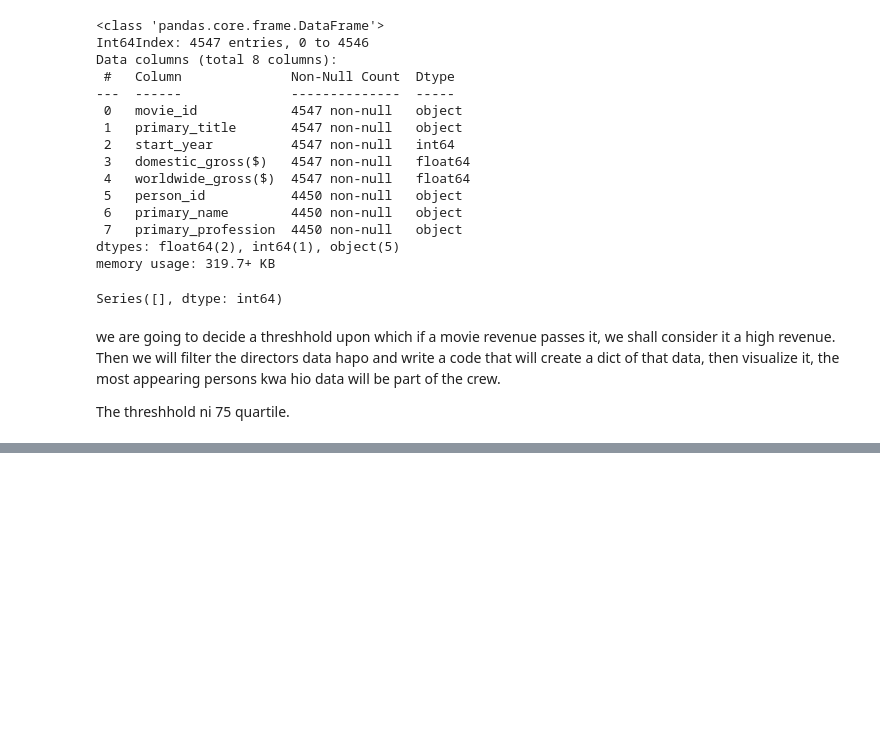
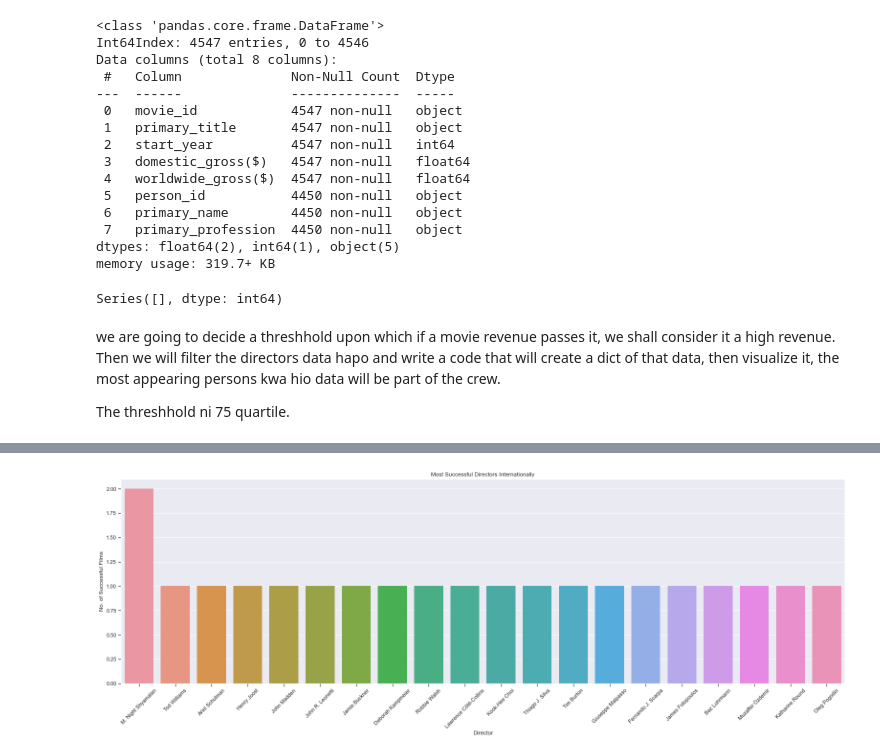
Before and after one commit to WamuyuGitz/movie-insights-project, a Jupyter notebook: vanessa.production_crew_analysis.ipynb, the cells around one changed output, grey strips where cells are left out. Cells and saved outputs as stored; diff of their text form; code cells hidden in the pictures; blank space fills up the shorter version.

```diff
--- a/vanessa.production_crew_analysis.ipynb
+++ b/vanessa.production_crew_analysis.ipynb
@@ -1390,0 +1461,3 @@ sns.barplot(x= name, y= count)
+# %%
+low_budget_thresh = production_budgets['production_budget($)'].quantile(0.40)
+low_budget_thresh
@@ -1390,0 +1466,3 @@ sns.barplot(x= name, y= count)
+# %%
+directors_budget = high_rev_foreign.merge(production_budgets, on= 'primary_title', how= 'left')
+directors_budget
@@ -1390,0 +1497,3 @@ sns.barplot(x= name, y= count)
+# %%
+low_budget_high_rev = directors_budget[directors_budget['production_budget($)'] < low_budget_thresh]
+low_budget_high_rev
@@ -1390,0 +1514,35 @@ sns.barplot(x= name, y= count)
+# %%
+Q = list(low_budget_high_rev['primary_name'])
+
+directors_count0 = {}
+for x in Q:
+    if x not in directors_count0:
+        directors_count0[x] = 1
+    else:
+        directors_count0[x] += 1
+
+director_tuple0 = list(directors_count0.items())
+director_tuple_sorted0 = sorted(director_tuple0, key= lambda x: x[1], reverse= True)
+
+final_data0 = director_tuple_sorted0[:20]
+# %%
+# plotting most succeful directors internationally
+# Preparing data
+count = [x[1] for x in final_data0]
+name = [x[0] for x in final_data0]
+
+# plotting
+fig, ax = plt.subplots(figsize= (22, 8))
+sns.barplot(x= name, y= count, ax=ax)
+
+# Setting title and labels
+ax.set_title('Most Successful Directors Internationally')
+ax.set_ylabel('No. of Successful Films')
+ax.set_xlabel('Director')
+
+# Other settings.
+plt.xticks(rotation=45)
+plt.tight_layout()
+plt.show()
+# %% [output]
+[figure, added]
```
Also changed, not shown: parts of 22 cells of this notebook.
